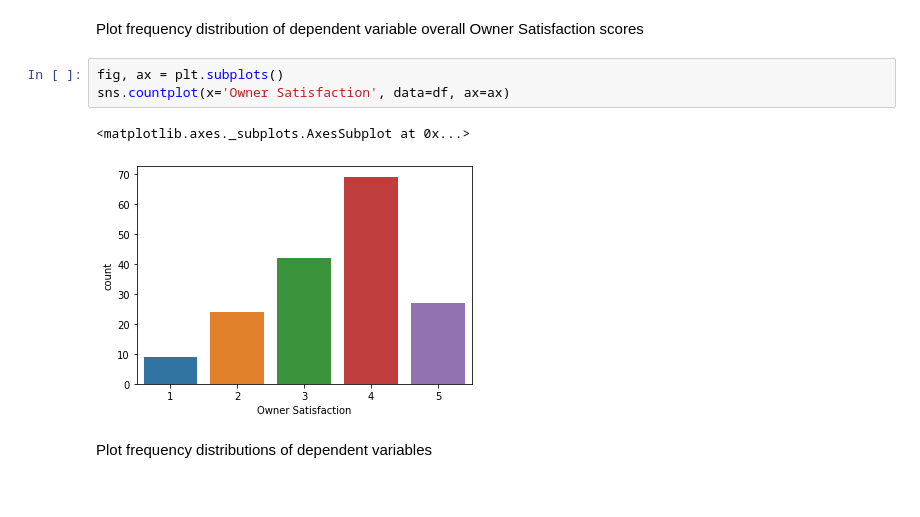
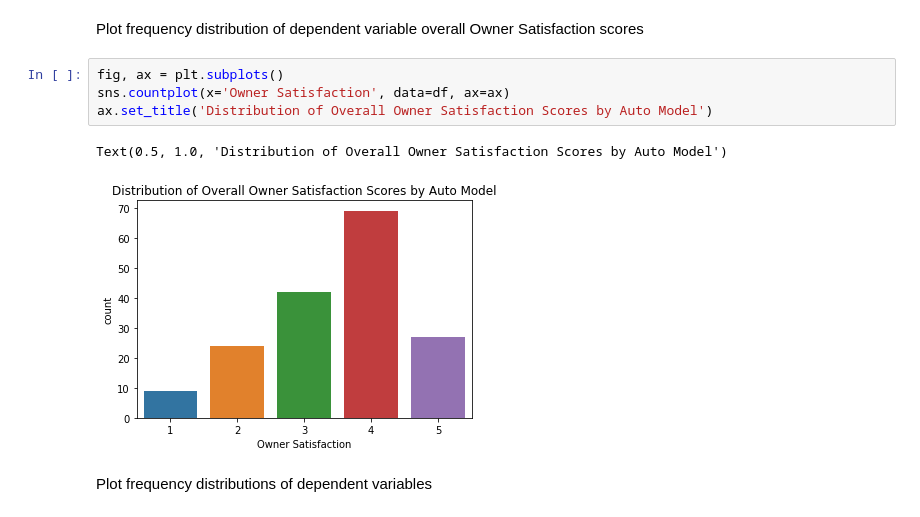
Before and after one commit to blantj/auto_satisfaction_regression, a Jupyter notebook: modeling.ipynb, the cells around one changed output. Drawn from its saved outputs; the diff is of its cells as text.

Commit message:
Update with modeling

```diff
--- a/modeling.ipynb
+++ b/modeling.ipynb
@@ -101,9 +125,10 @@ Plot frequency distribution of dependent variable overall Owner Satisfaction sco
 # %%
 fig, ax = plt.subplots()
 sns.countplot(x='Owner Satisfaction', data=df, ax=ax)
+ax.set_title('Distribution of Overall Owner Satisfaction Scores by Auto Model')
 # %% [output]
-<matplotlib.axes._subplots.AxesSubplot at 0x...>
+Text(0.5, 1.0, 'Distribution of Overall Owner Satisfaction Scores by Auto Model')
-[figure, old version]
+[figure, new version]
 # %% [markdown]
 Plot frequency distributions of dependent variables
 # %%
```
Also changed, not shown: parts of 50 cells of this notebook.
